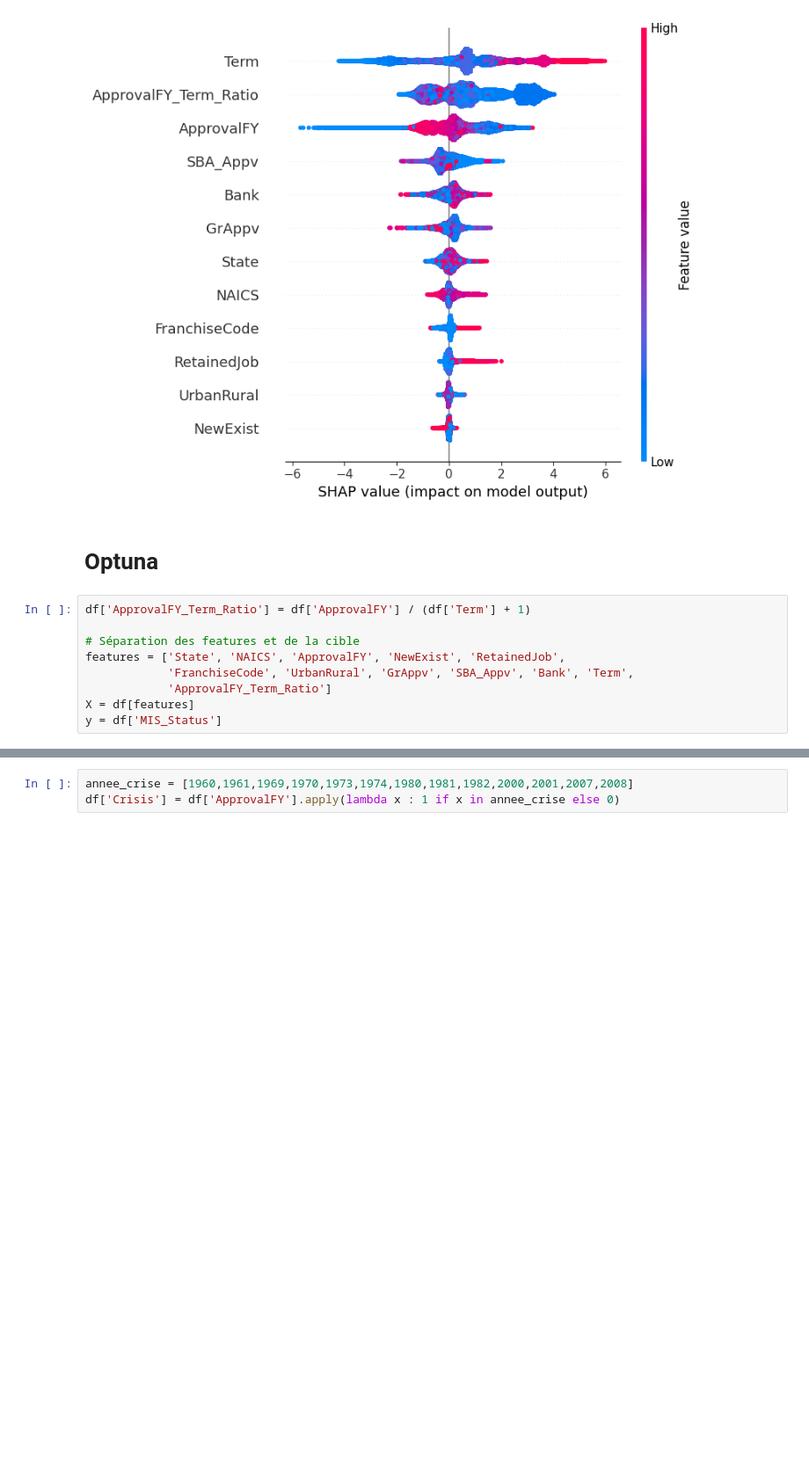
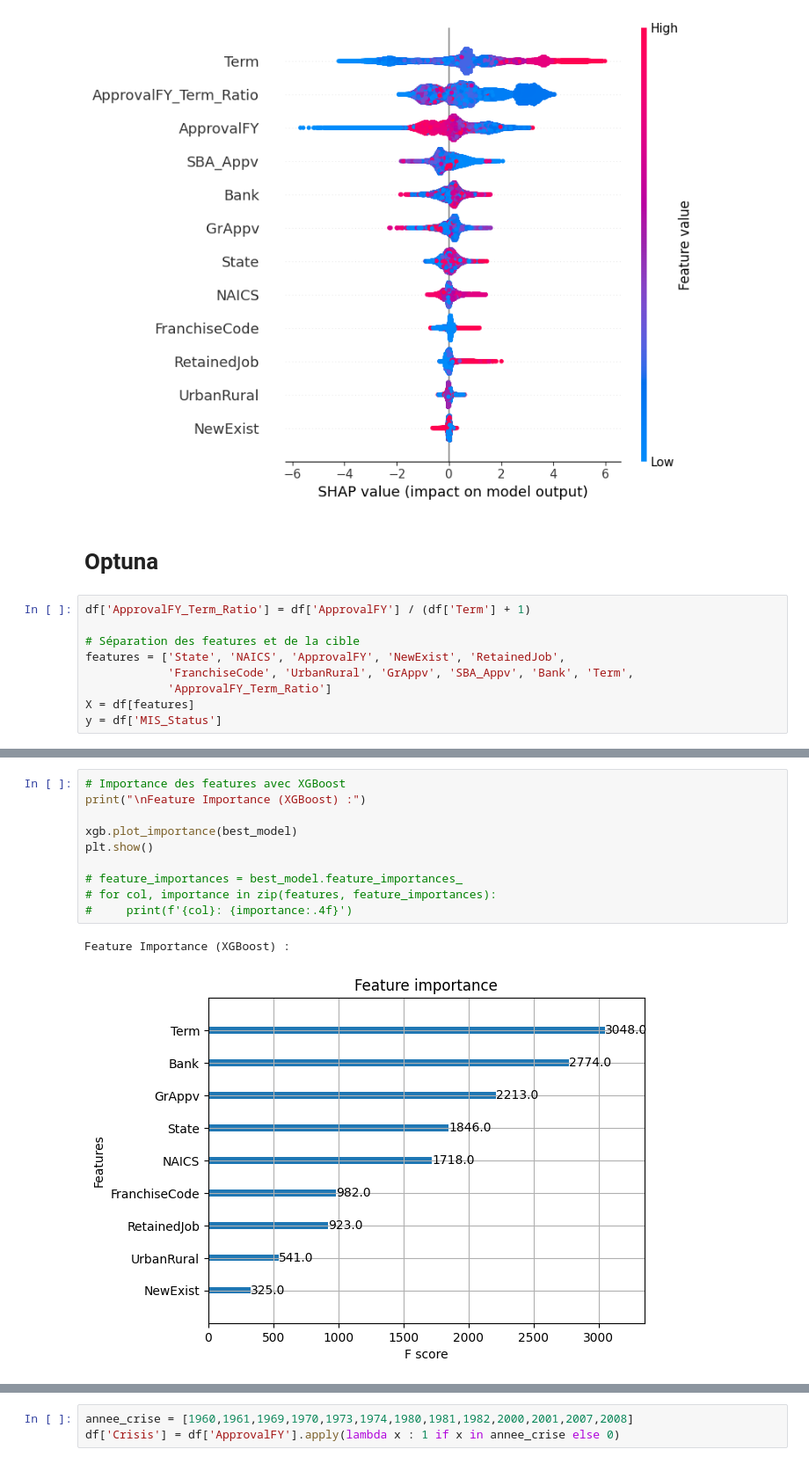
Before and after one commit to RaoufAddeche/Simplon_SBA-modelisation, a Jupyter notebook: notebooks/model.ipynb, the cells around one changed output, grey strips where cells are left out. Shown: that part at 88% size. Saved outputs shown, nothing was run; the diff lists cells and outputs as text; blank space fills up the shorter version.

```diff
--- a/notebooks/model.ipynb
+++ b/notebooks/model.ipynb
@@ -489,3 +417,16 @@ Term: 0.5091
+# %%
+# Importance des features avec XGBoost
+print("\nFeature Importance (XGBoost) :")
+
+xgb.plot_importance(best_model)
+plt.show()
+
+# feature_importances = best_model.feature_importances_
+# for col, importance in zip(features, feature_importances):
+#     print(f'{col}: {importance:.4f}')
+# %% [output]
+Feature Importance (XGBoost) :
+[figure, added]
 # %%
 
 # SHAP pour interprétabilité
```
Also changed, not shown: parts of 24 cells of this notebook, 2 other files.
